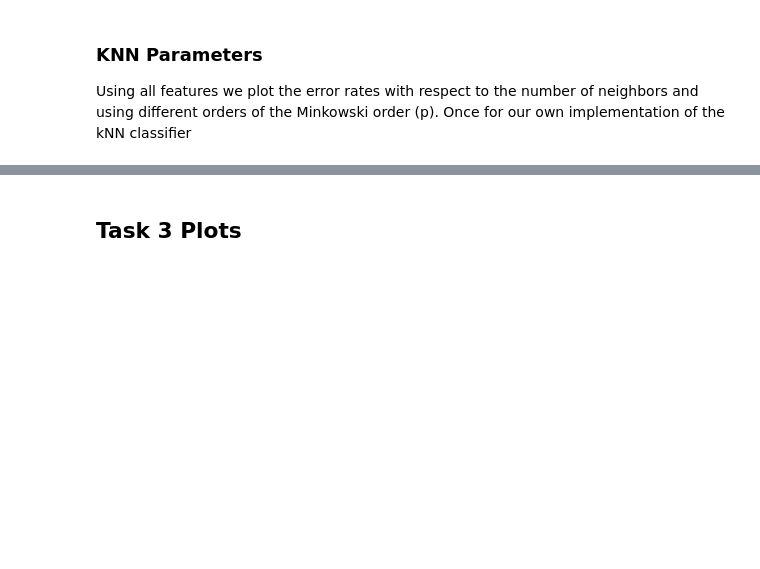
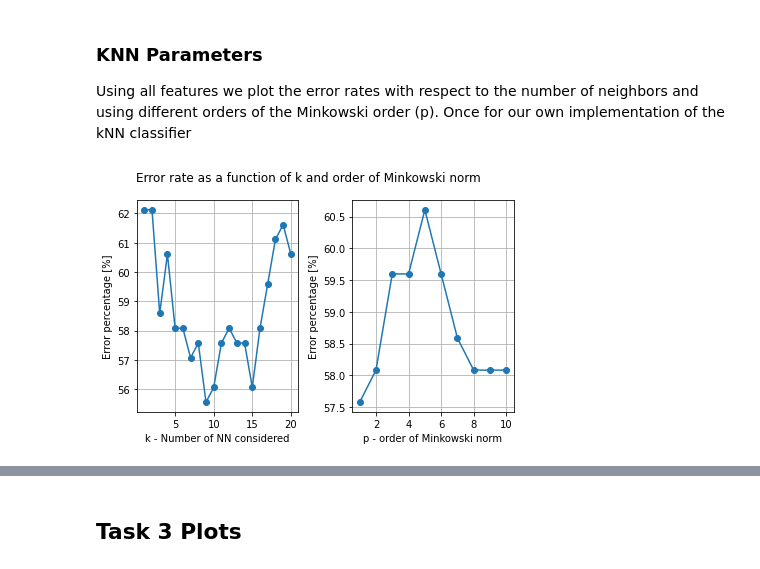
Before and after one commit to nicbres/ttt4275-music-classification, a Jupyter notebook: run.ipynb, the cells around one changed output, grey strips where cells are left out. Drawn from its saved outputs; the diff is of its cells as text; code cells hidden in the pictures; blank space fills up the shorter version.

Commit message:
Add plots for 2b)

```diff
--- a/run.ipynb
+++ b/run.ipynb
@@ -124,3 +124,14 @@ for combo in genre_combos:
 ### KNN Parameters
 Using all features we plot the error rates with respect to the number of neighbors and using different orders of the Minkowski order (p).
 Once for our own implementation of the kNN classifier
+# %%
+training_data, test_data = source.data_handling.prepare_data(
+    data_frame=data_frame,
+)
+
+ks = np.arange(20) + 1
+ps = np.arange(10) + 1
+
+source.plotting.error_rates_vs_params(ks, ps, training_data, test_data, diy=True)
+# %% [output]
+[figure, added]
```
Also changed, not shown: parts of 16 cells of this notebook.
